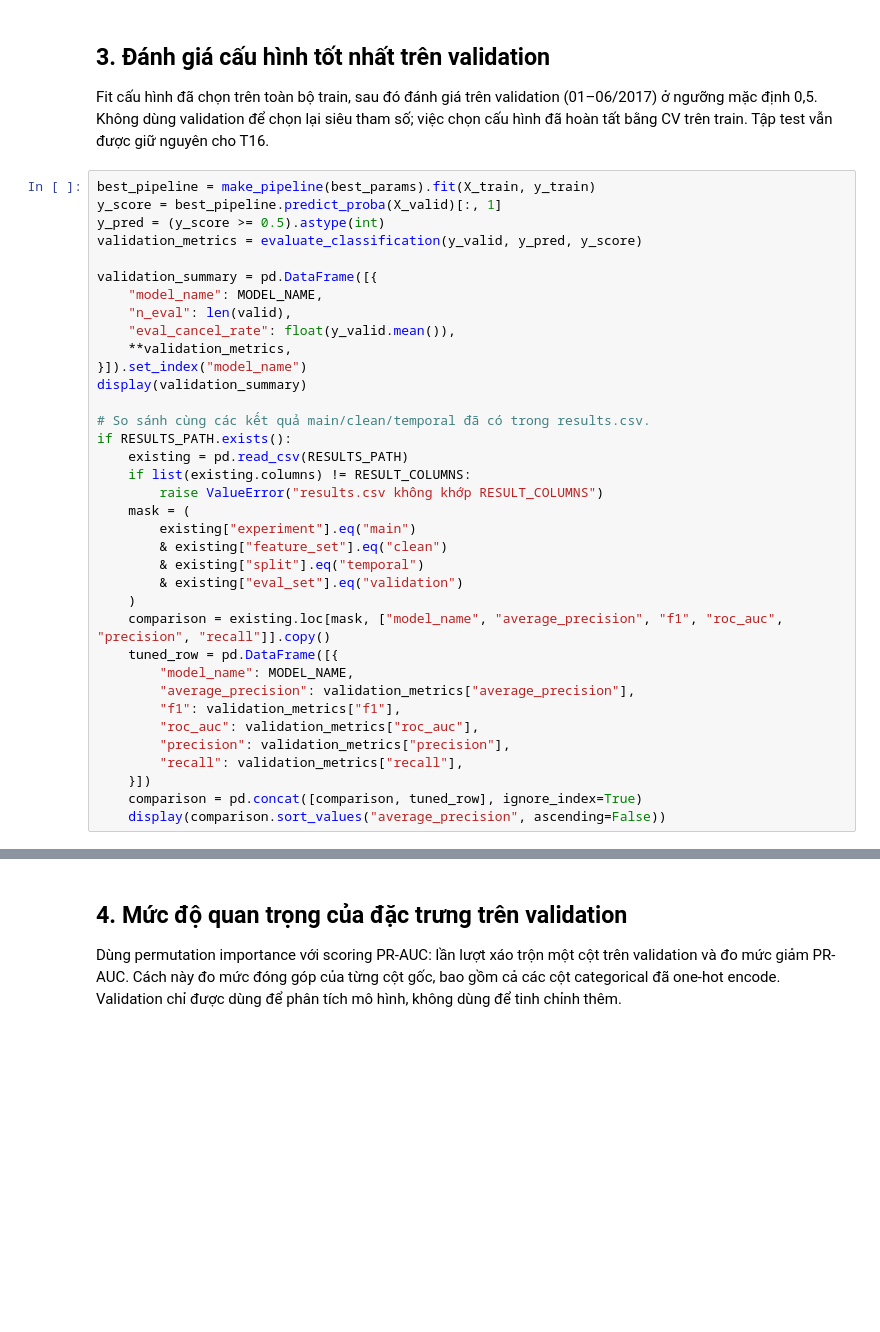
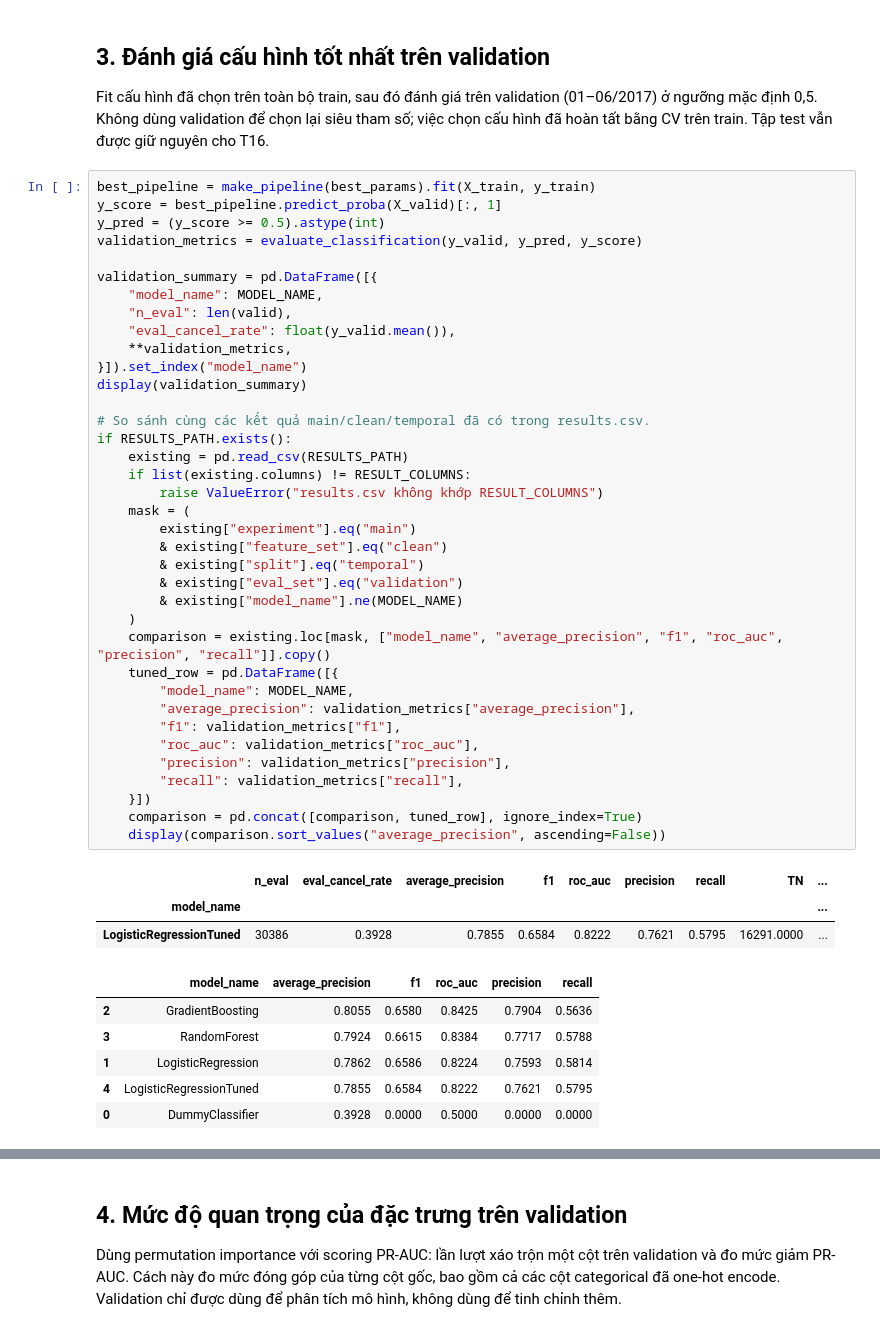
Before and after one commit to trantrungquy610/HotelBookingML, a Jupyter notebook: notebooks/06_logistic_regression_tuning.ipynb, the cells around one changed output, grey strips where cells are left out. Cells and saved outputs as stored; diff of their text form; blank space fills up the shorter version.

```diff
--- a/notebooks/06_logistic_regression_tuning.ipynb
+++ b/notebooks/06_logistic_regression_tuning.ipynb
@@ -178,33 +202,44 @@ validation_metrics = evaluate_classification(y_valid, y_pred, y_score)
 validation_summary = pd.DataFrame([{
     "model_name": MODEL_NAME,
     "n_eval": len(valid),
     "eval_cancel_rate": float(y_valid.mean()),
     **validation_metrics,
 }]).set_index("model_name")
 display(validation_summary)
 
 # So sánh cùng các kết quả main/clean/temporal đã có trong results.csv.
 if RESULTS_PATH.exists():
     existing = pd.read_csv(RESULTS_PATH)
     if list(existing.columns) != RESULT_COLUMNS:
         raise ValueError("results.csv không khớp RESULT_COLUMNS")
     mask = (
         existing["experiment"].eq("main")
         & existing["feature_set"].eq("clean")
         & existing["split"].eq("temporal")
         & existing["eval_set"].eq("validation")
+        & existing["model_name"].ne(MODEL_NAME)
     )
     comparison = existing.loc[mask, ["model_name", "average_precision", "f1", "roc_auc", "precision", "recall"]].copy()
     tuned_row = pd.DataFrame([{
         "model_name": MODEL_NAME,
         "average_precision": validation_metrics["average_precision"],
         "f1": validation_metrics["f1"],
         "roc_auc": validation_metrics["roc_auc"],
         "precision": validation_metrics["precision"],
         "recall": validation_metrics["recall"],
     }])
     comparison = pd.concat([comparison, tuned_row], ignore_index=True)
     display(comparison.sort_values("average_precision", ascending=False))
+# %% [output]
+|  | n_eval | eval_cancel_rate | average_precision | f1 | roc_auc | precision | recall | TN | ... |
+| model_name |  |  |  |  |  |  |  |  | ... |
+| LogisticRegressionTuned | 30386 | 0.3928 | 0.7855 | 0.6584 | 0.8222 | 0.7621 | 0.5795 | 16291.0000 | ... |
+|  | model_name | average_precision | f1 | roc_auc | precision | recall |
+| 2 | GradientBoosting | 0.8055 | 0.6580 | 0.8425 | 0.7904 | 0.5636 |
+| 3 | RandomForest | 0.7924 | 0.6615 | 0.8384 | 0.7717 | 0.5788 |
+| 1 | LogisticRegression | 0.7862 | 0.6586 | 0.8224 | 0.7593 | 0.5814 |
+| 4 | LogisticRegressionTuned | 0.7855 | 0.6584 | 0.8222 | 0.7621 | 0.5795 |
+| 0 | DummyClassifier | 0.3928 | 0.0000 | 0.5000 | 0.0000 | 0.0000 |
 # %%
 fig, ax = plt.subplots(figsize=(5.5, 4.8))
 ConfusionMatrixDisplay.from_predictions(
```
Also changed, not shown: parts of 7 cells of this notebook, 4 other files.
